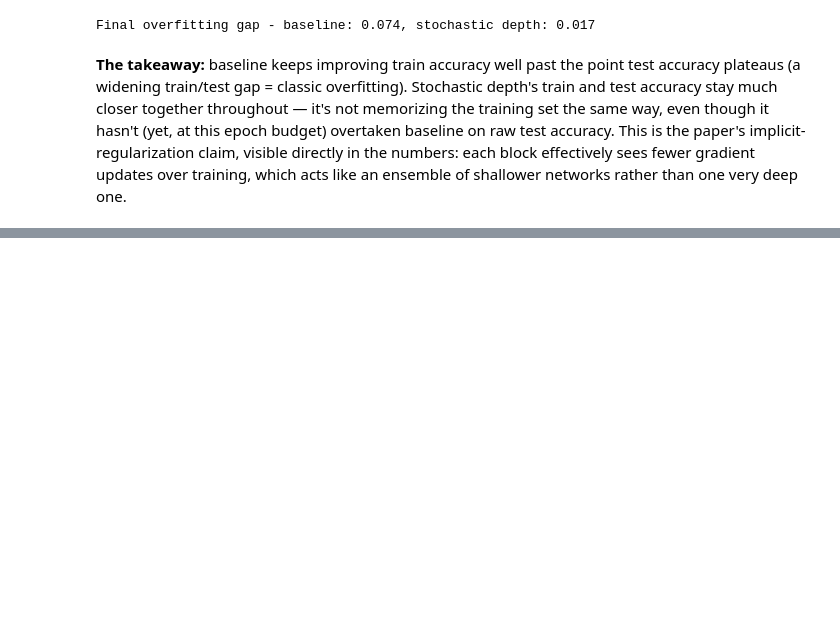
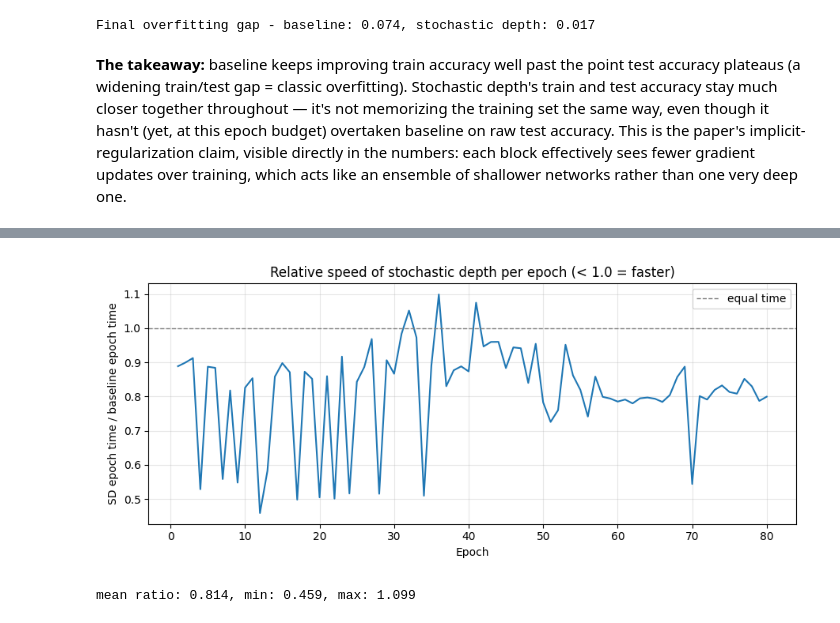
Before and after one commit to agarwal-ishaan/paper_implementation, a Jupyter notebook: stochastic_depth/stochastic_depth.ipynb, the cells around one changed output, grey strips where cells are left out. Drawn from its saved outputs; the diff is of its cells as text; code cells hidden in the pictures; blank space fills up the shorter version.

```diff
--- a/stochastic_depth/stochastic_depth.ipynb
+++ b/stochastic_depth/stochastic_depth.ipynb
@@ -334,0 +434,18 @@ networks rather than one very deep one.
+# %%
+ratio = [sd / b for sd, b in zip(sd_history["epoch_time"], baseline_history["epoch_time"])]
+
+plt.figure(figsize=(9, 4))
+plt.plot(epochs_range, ratio)
+plt.axhline(1.0, color="gray", linestyle="--", linewidth=1, label="equal time")
+plt.xlabel("Epoch")
+plt.ylabel("SD epoch time / baseline epoch time")
+plt.title("Relative speed of stochastic depth per epoch (< 1.0 = faster)")
+plt.legend()
+plt.grid(True, alpha=0.3)
+plt.tight_layout()
+plt.show()
+
+print(f"mean ratio: {np.mean(ratio):.3f}, min: {min(ratio):.3f}, max: {max(ratio):.3f}")
+# %% [output]
+[figure, added]
+mean ratio: 0.814, min: 0.459, max: 1.099
```
Also changed, not shown: parts of 10 cells of this notebook, 6 other files.
